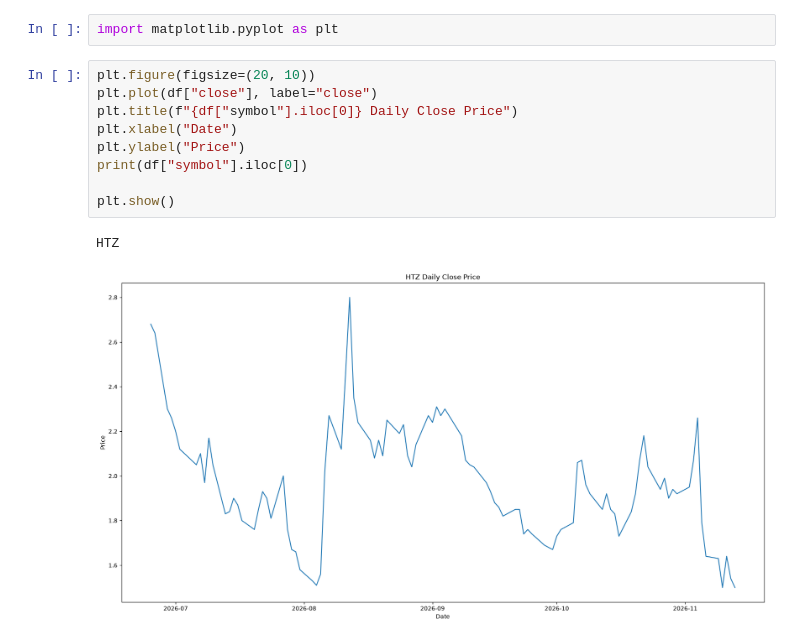
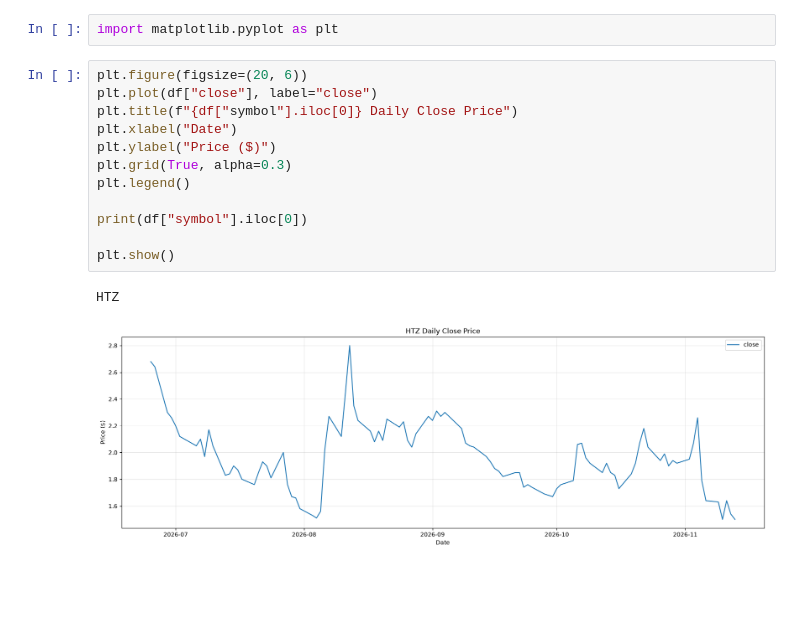
Before and after one commit to MarkNovicio/api_stock_project, a Jupyter notebook: proj_folder/get_api_stock.ipynb, the cells around one changed output. Cells and saved outputs as stored; diff of their text form; blank space fills up the shorter version.

Commit message:
Adding legend to graph

```diff
--- a/proj_folder/get_api_stock.ipynb
+++ b/proj_folder/get_api_stock.ipynb
@@ -53,14 +53,17 @@ symbol:  HTZ
 # %%
 import matplotlib.pyplot as plt
 # %%
-plt.figure(figsize=(20, 10))
+plt.figure(figsize=(20, 6))
 plt.plot(df["close"], label="close")
 plt.title(f"{df["symbol"].iloc[0]} Daily Close Price")
 plt.xlabel("Date")
-plt.ylabel("Price")
+plt.ylabel("Price ($)")
+plt.grid(True, alpha=0.3)
+plt.legend()
+
 print(df["symbol"].iloc[0])
 
 plt.show()
 # %% [output]
 HTZ
-[figure, old version]
+[figure, new version]
```
